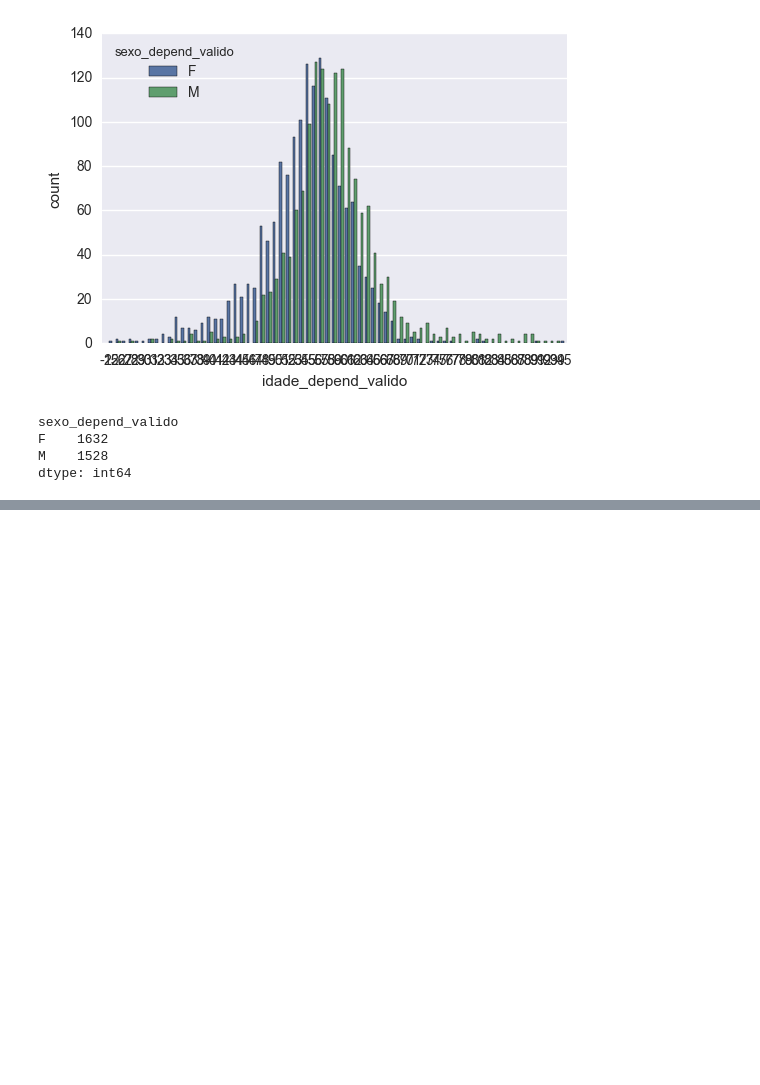
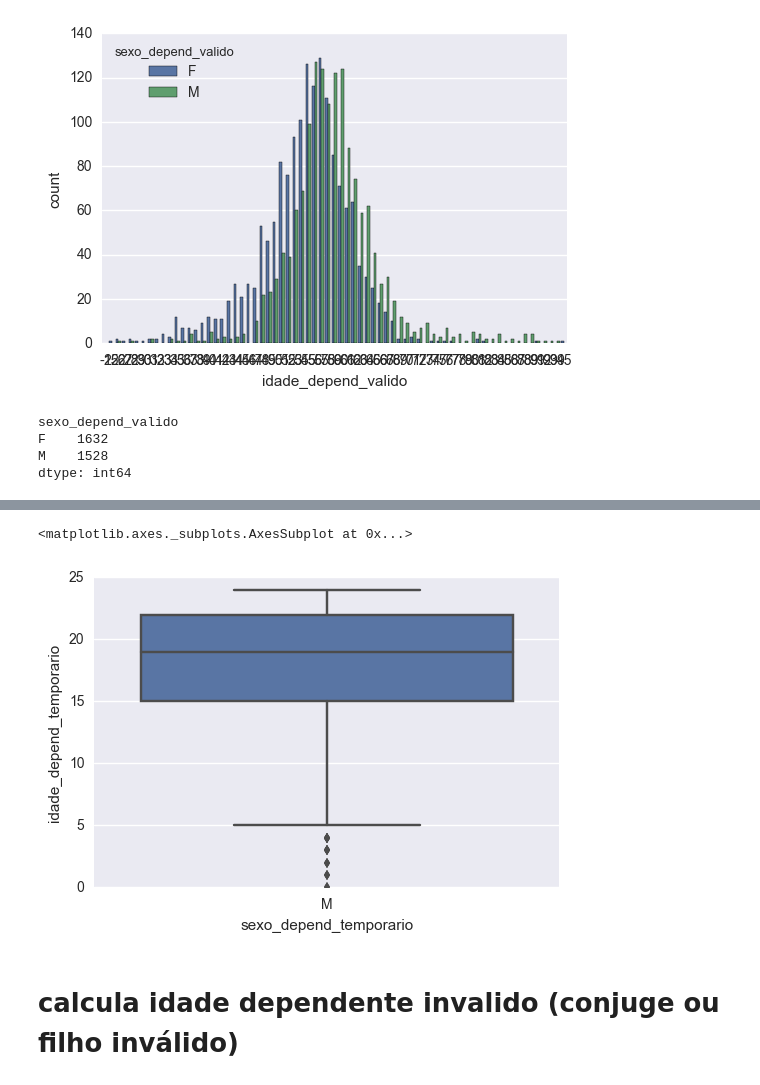
Before and after one commit to raphabritto/actuari_py, a Jupyter notebook: obtem_dados_avaliacao.ipynb, the cells around one changed output, grey strips where cells are left out. Cells and saved outputs as stored; diff of their text form; code cells hidden in the pictures; blank space fills up the shorter version.

```diff
--- a/obtem_dados_avaliacao.ipynb
+++ b/obtem_dados_avaliacao.ipynb
@@ -585,3 +614,10 @@ df_assistidos['idade_depend_temporario'] = list(map(tools.calculateAge, df_assis
+# %%
+sns.boxplot(x = 'sexo_depend_temporario', y = 'idade_depend_temporario', data = df_assistidos[df_assistidos.tipo_assistido == 1])
+# %% [output]
+<matplotlib.axes._subplots.AxesSubplot at 0x...>
+[figure, added]
+# %% [markdown]
+# calcula idade dependente invalido (conjuge ou filho inválido)
 # %%
 # adiciona os dependentes vitalicio invalido
 if len(df_assistidos) > 0:
```
Also changed, not shown: parts of 8 cells of this notebook.
